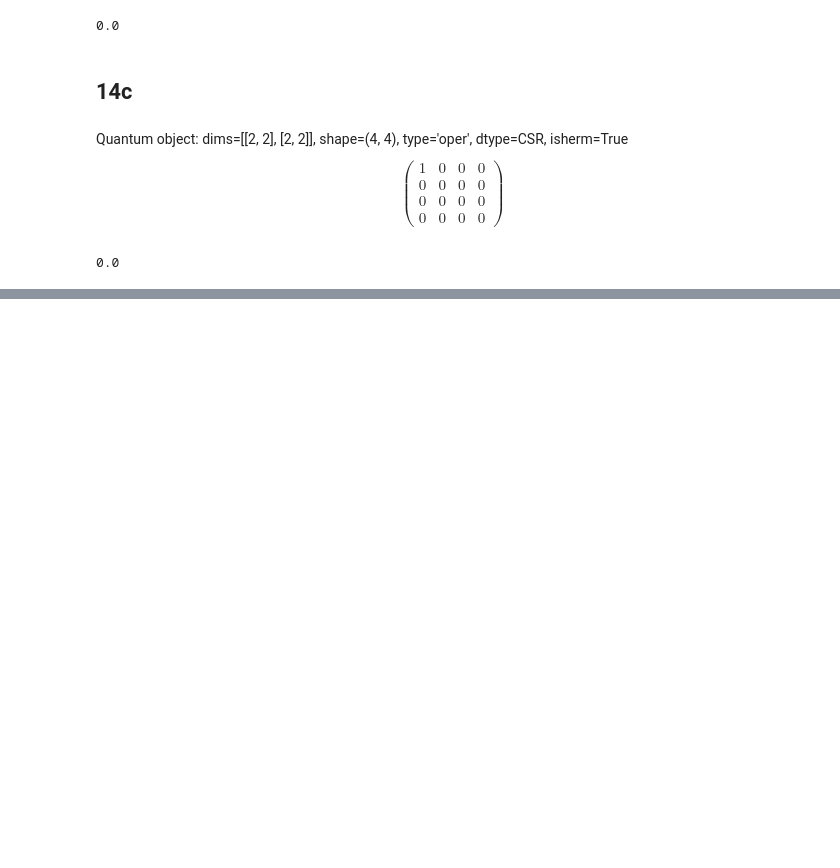
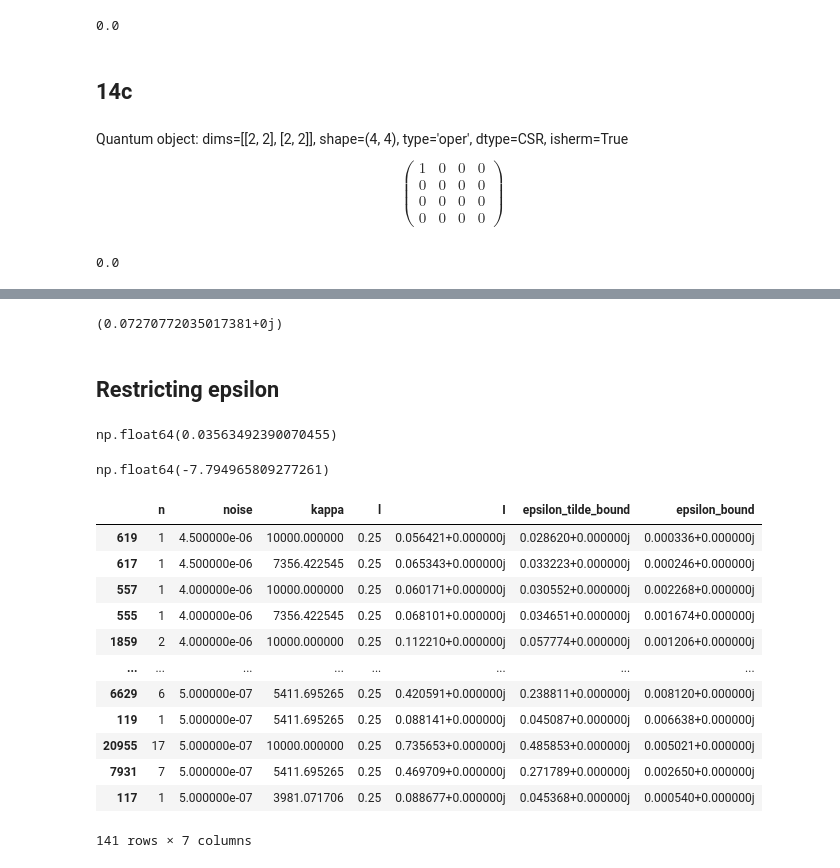
Before and after one commit to josephniblo/bell-non-locality, a Jupyter notebook: scratchpad.ipynb, the cells around one changed output, grey strips where cells are left out. Saved outputs shown, nothing was run; the diff lists cells and outputs as text; code cells hidden in the pictures; blank space fills up the shorter version.

Commit message:
Add noise modelling

```diff
--- a/scratchpad.ipynb
+++ b/scratchpad.ipynb
@@ -304,0 +344,65 @@ s_00
+# %%
+I(n=5, rho=rho_noisy_phi, kappa=1)
+# %% [output]
+(0.07270772035017381+0j)
+# %% [markdown]
+## Restricting epsilon
+# %%
+# eq 18
+def get_epsilon_tilde_bound(I):
+    return 1 - np.sqrt(1 - I)
+
+get_epsilon_tilde_bound(0.07)
+# %% [output]
+np.float64(0.03563492390070455)
+# %%
+# eq 21
+def get_epsilon_bound(epsilon_tilde_bound, n, l, kappa):
+    return epsilon_tilde_bound - n * np.sqrt(2 / l / kappa)
+
+get_epsilon_bound(0.37, n=10, l=0.1, kappa=30)
+# %% [output]
+np.float64(-7.794965809277261)
+# %%
+# Arrange realistic parameters
+n_range = range(1, 21)
+noise_range = np.linspace(0, 0.00001, 21)
+kappa_range = np.logspace(0, 4, 31)  # 1 to 1000
+l_range = [0.00001, 1/4]
+
+df = pd.DataFrame(columns=['n', 'noise', 'kappa', 'l', 'I', 'epsilon_tilde_bound', 'epsilon_bound'])
+
+for n in n_range:
+    for noise in noise_range:
+        for kappa in kappa_range:
+            for l in l_range:
+                rho_noisy_phi = (1 - noise) * rho_phi + (noise) / 4
+                I_val = I(n, rho_noisy_phi, kappa)
+                epsilon_tilde_bound = get_epsilon_tilde_bound(I_val)
+                epsilon_bound = get_epsilon_bound(epsilon_tilde_bound, n, l, kappa)
+                df = pd.concat([df, pd.DataFrame({
+                    'n': [n],
+                    'noise': [noise],
+                    'kappa': [kappa],
+                    'l': [l],
+                    'I': [I_val],
+                    'epsilon_tilde_bound': [epsilon_tilde_bound],
+                    'epsilon_bound': [epsilon_bound]
+                })], ignore_index=True)
+# %%
+df = df.sort_values(by=['noise', 'epsilon_bound'], ascending=False)
+df[df['epsilon_bound'] > 0][df['noise'] > 0]
+# %% [output]
+|  | n | noise | kappa | l | I | epsilon_tilde_bound | epsilon_bound |
+| 619 | 1 | 4.500000e-06 | 10000.000000 | 0.25 | 0.056421+0.000000j | 0.028620+0.000000j | 0.000336+0.000000j |
+| 617 | 1 | 4.500000e-06 | 7356.422545 | 0.25 | 0.065343+0.000000j | 0.033223+0.000000j | 0.000246+0.000000j |
+| 557 | 1 | 4.000000e-06 | 10000.000000 | 0.25 | 0.060171+0.000000j | 0.030552+0.000000j | 0.002268+0.000000j |
+| 555 | 1 | 4.000000e-06 | 7356.422545 | 0.25 | 0.068101+0.000000j | 0.034651+0.000000j | 0.001674+0.000000j |
+| 1859 | 2 | 4.000000e-06 | 10000.000000 | 0.25 | 0.112210+0.000000j | 0.057774+0.000000j | 0.001206+0.000000j |
+| ... | ... | ... | ... | ... | ... | ... | ... |
+| 6629 | 6 | 5.000000e-07 | 5411.695265 | 0.25 | 0.420591+0.000000j | 0.238811+0.000000j | 0.008120+0.000000j |
+| 119 | 1 | 5.000000e-07 | 5411.695265 | 0.25 | 0.088141+0.000000j | 0.045087+0.000000j | 0.006638+0.000000j |
+| 20955 | 17 | 5.000000e-07 | 10000.000000 | 0.25 | 0.735653+0.000000j | 0.485853+0.000000j | 0.005021+0.000000j |
+| 7931 | 7 | 5.000000e-07 | 5411.695265 | 0.25 | 0.469709+0.000000j | 0.271789+0.000000j | 0.002650+0.000000j |
+| 117 | 1 | 5.000000e-07 | 3981.071706 | 0.25 | 0.088677+0.000000j | 0.045368+0.000000j | 0.000540+0.000000j |
+141 rows × 7 columns
```
Also changed, not shown: parts of 6 cells of this notebook, 3 other files.
